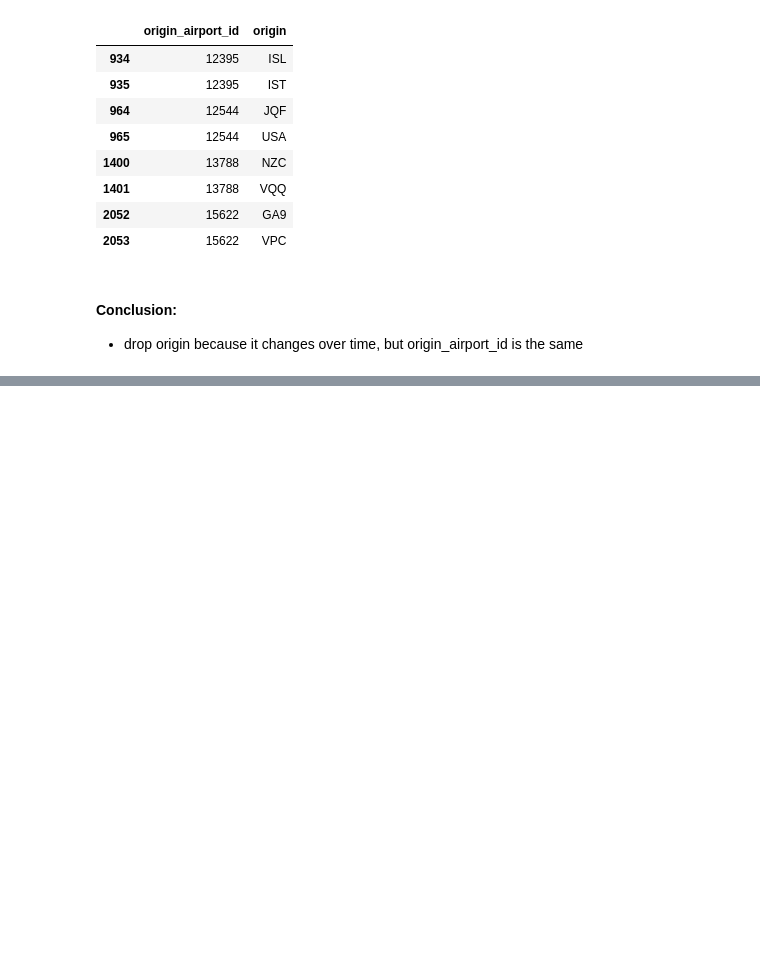
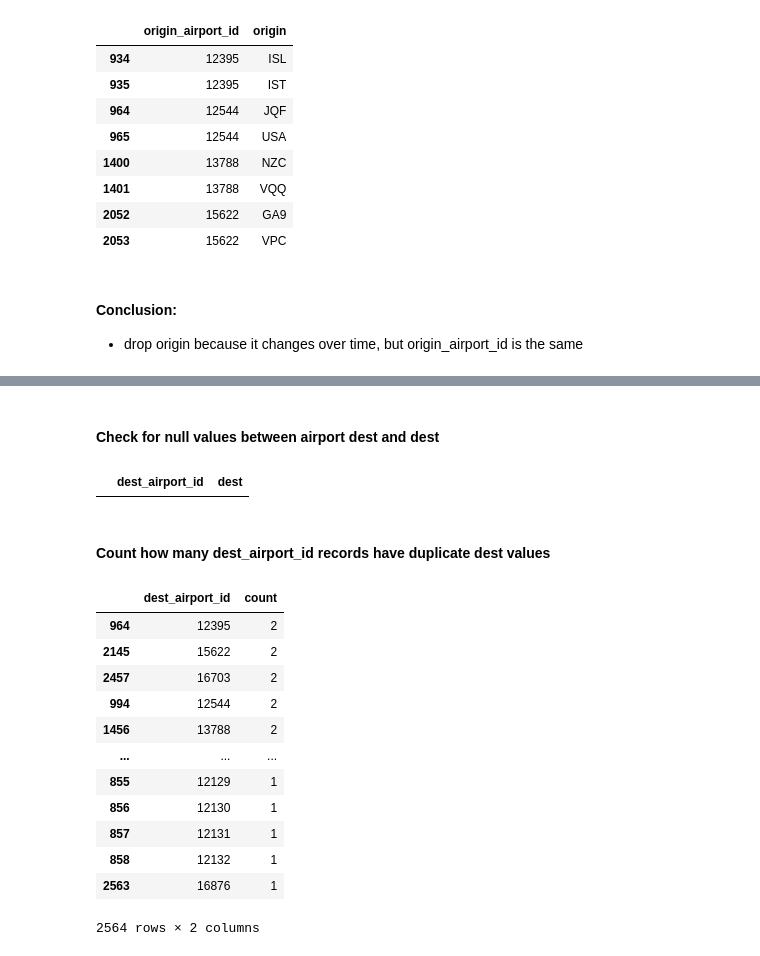
Before and after one commit to GailB-ca/lighthouse-mid-term-project, a Jupyter notebook: Explore_Passengers.ipynb, the cells around one changed output, grey strips where cells are left out. Saved outputs shown, nothing was run; the diff lists cells and outputs as text; code cells hidden in the pictures; blank space fills up the shorter version.

```diff
--- a/Explore_Passengers.ipynb
+++ b/Explore_Passengers.ipynb
@@ -209,0 +238,26 @@ count_dest	2567
+# %% [markdown]
+#### Check for null values between airport dest and dest
+# %%
+res[res.isna().any(axis=1)]
+# %% [output]
+|  | dest_airport_id | dest |
+# %% [markdown]
+#### Count how many dest_airport_id records have duplicate dest values
+# %%
+res_count = res.groupby('dest_airport_id').agg(
+    count=('dest','count')).reset_index().sort_values('count', ascending=False)
+res_count
+# %% [output]
+|  | dest_airport_id | count |
+| 964 | 12395 | 2 |
+| 2145 | 15622 | 2 |
+| 2457 | 16703 | 2 |
+| 994 | 12544 | 2 |
+| 1456 | 13788 | 2 |
+| ... | ... | ... |
+| 855 | 12129 | 1 |
+| 856 | 12130 | 1 |
+| 857 | 12131 | 1 |
+| 858 | 12132 | 1 |
+| 2563 | 16876 | 1 |
+2564 rows × 2 columns
```
Also changed, not shown: parts of 6 cells of this notebook, 2 other files.
